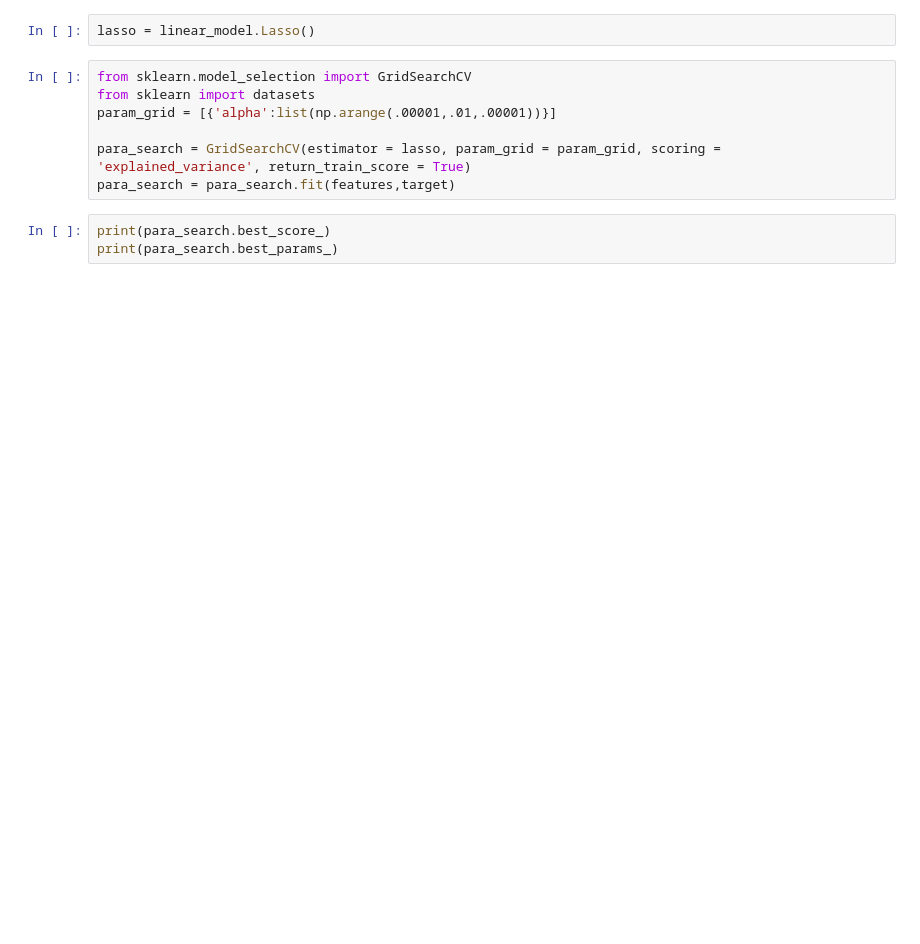
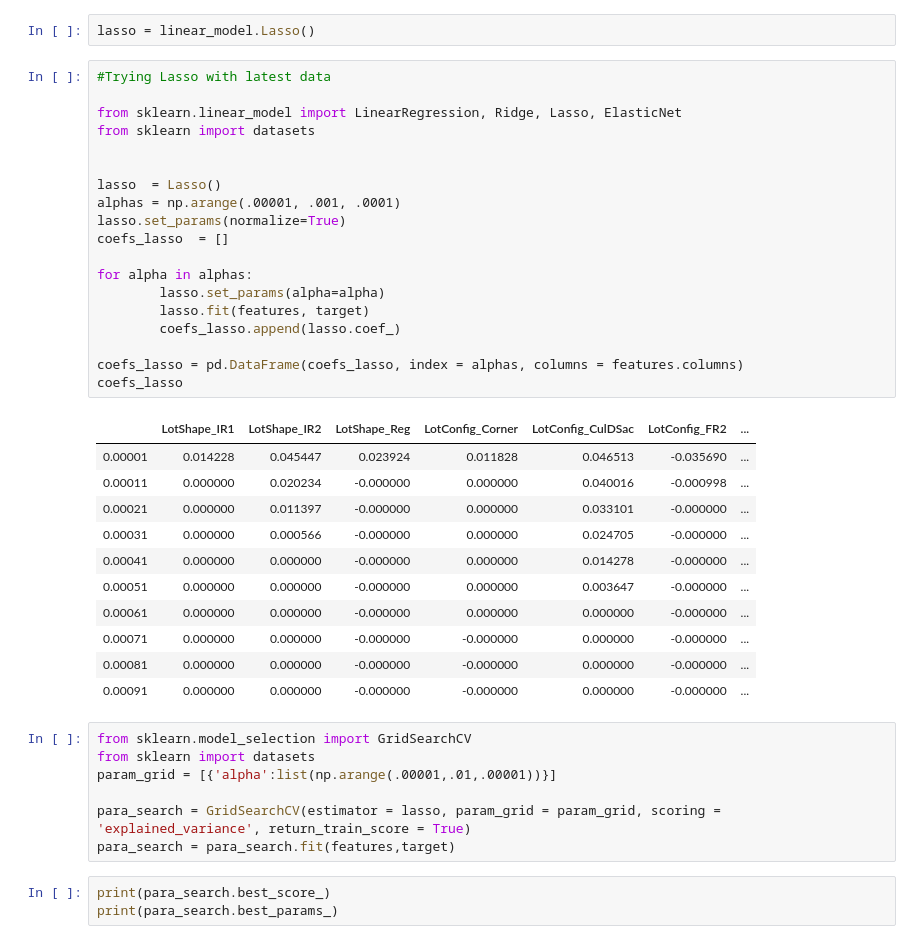
Before and after one commit to matthew-boccio/ml-housing, a Jupyter notebook: gridsearch_lasso.ipynb, the cells around one changed output. Saved outputs shown, nothing was run; the diff lists cells and outputs as text; blank space fills up the shorter version.

```diff
--- a/gridsearch_lasso.ipynb
+++ b/gridsearch_lasso.ipynb
@@ -16,5 +66,36 @@ features = data.drop(columns = ['LogSalePrice'])
 # %%
 lasso = linear_model.Lasso()
+# %%
+#Trying Lasso with latest data
+
+from sklearn.linear_model import LinearRegression, Ridge, Lasso, ElasticNet
+from sklearn import datasets
+
+
+lasso  = Lasso()
+alphas = np.arange(.00001, .001, .0001)
+lasso.set_params(normalize=True)
+coefs_lasso  = []
+
+for alpha in alphas:
+        lasso.set_params(alpha=alpha)
+        lasso.fit(features, target)
+        coefs_lasso.append(lasso.coef_)
+
+coefs_lasso = pd.DataFrame(coefs_lasso, index = alphas, columns = features.columns)
+coefs_lasso
+# %% [output]
+|  | LotShape_IR1 | LotShape_IR2 | LotShape_Reg | LotConfig_Corner | LotConfig_CulDSac | LotConfig_FR2 | ... |
+| 0.00001 | 0.014228 | 0.045447 | 0.023924 | 0.011828 | 0.046513 | -0.035690 | ... |
+| 0.00011 | 0.000000 | 0.020234 | -0.000000 | 0.000000 | 0.040016 | -0.000998 | ... |
+| 0.00021 | 0.000000 | 0.011397 | -0.000000 | 0.000000 | 0.033101 | -0.000000 | ... |
+| 0.00031 | 0.000000 | 0.000566 | -0.000000 | 0.000000 | 0.024705 | -0.000000 | ... |
+| 0.00041 | 0.000000 | 0.000000 | -0.000000 | 0.000000 | 0.014278 | -0.000000 | ... |
+| 0.00051 | 0.000000 | 0.000000 | -0.000000 | 0.000000 | 0.003647 | -0.000000 | ... |
+| 0.00061 | 0.000000 | 0.000000 | -0.000000 | 0.000000 | 0.000000 | -0.000000 | ... |
+| 0.00071 | 0.000000 | 0.000000 | -0.000000 | -0.000000 | 0.000000 | -0.000000 | ... |
+| 0.00081 | 0.000000 | 0.000000 | -0.000000 | -0.000000 | 0.000000 | -0.000000 | ... |
+| 0.00091 | 0.000000 | 0.000000 | -0.000000 | -0.000000 | 0.000000 | -0.000000 | ... |
 # %%
 from sklearn.model_selection import GridSearchCV
 from sklearn import datasets
```
Also changed, not shown: parts of 5 cells of this notebook, 3 other files.
